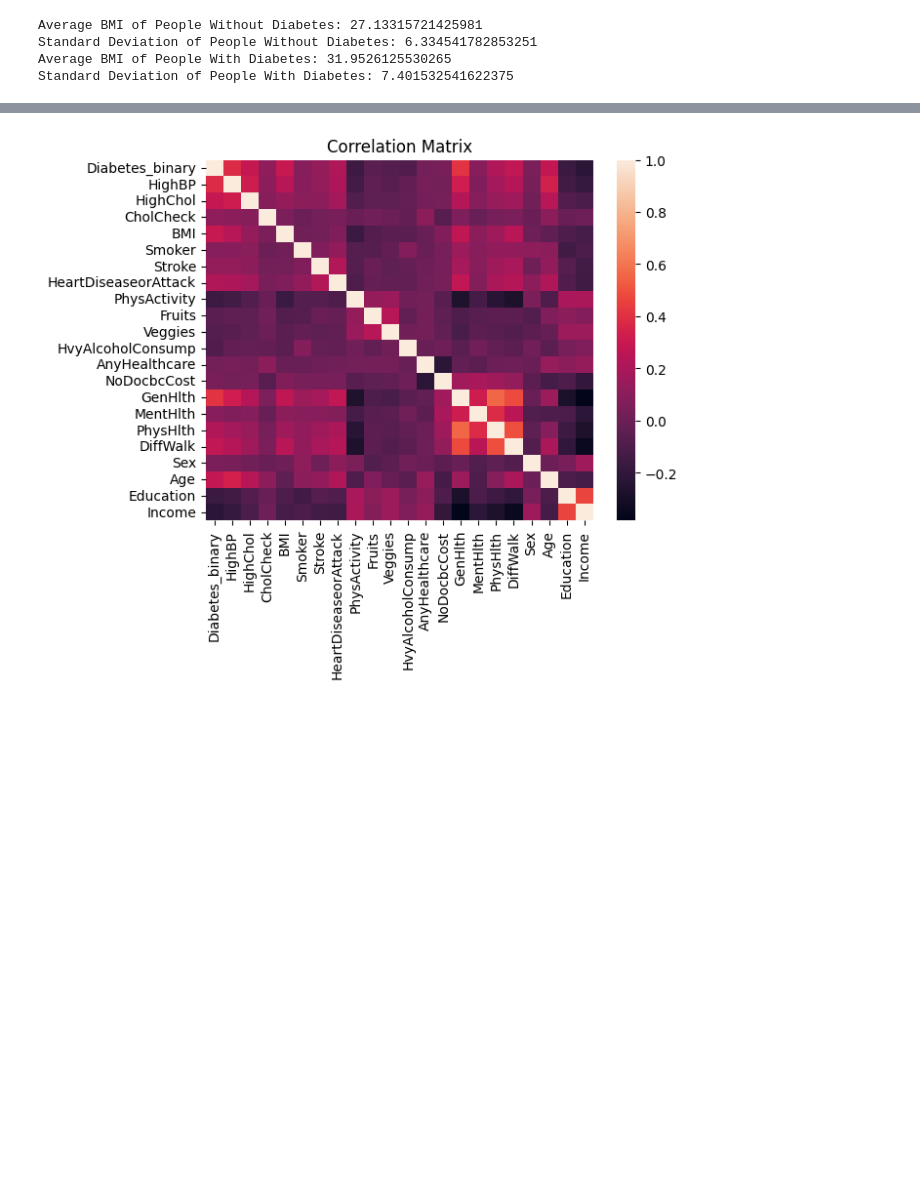
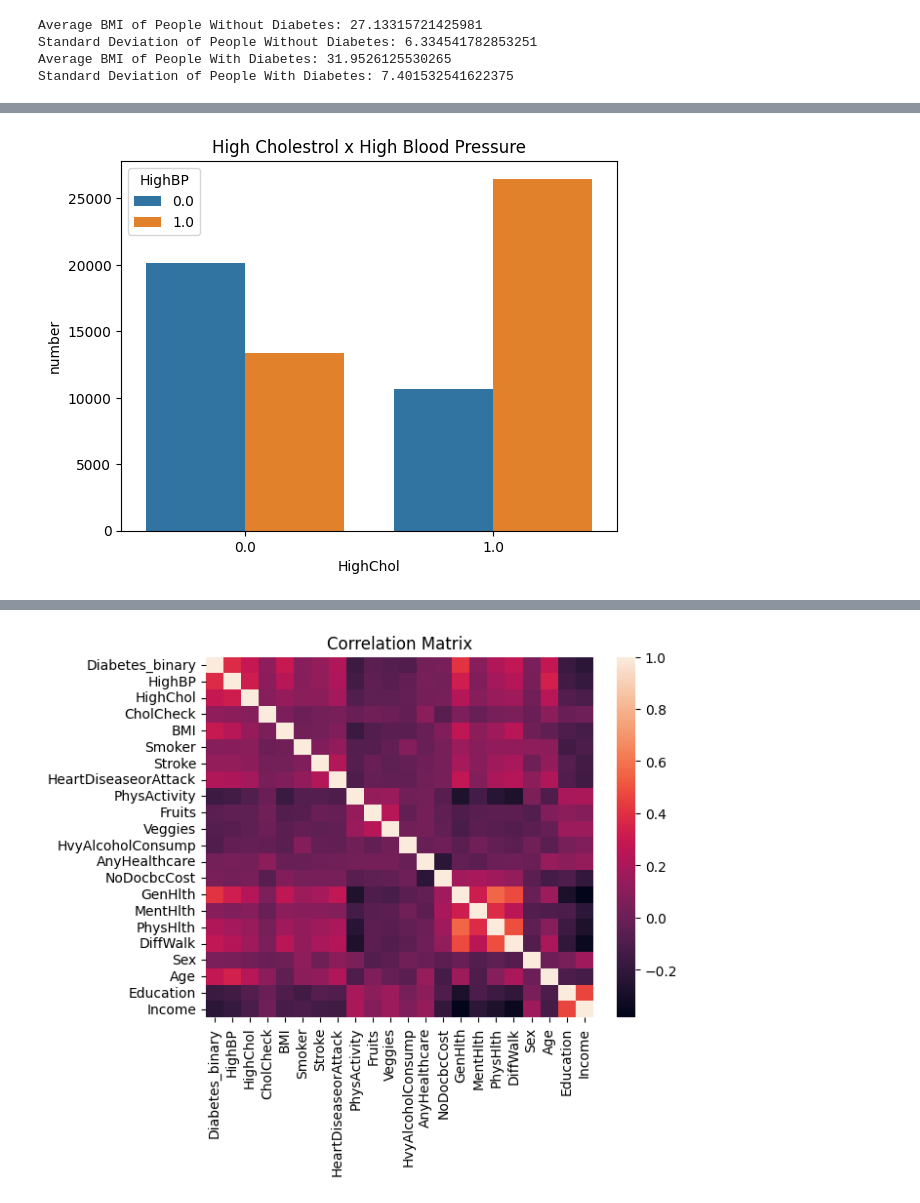
Before and after one commit to Gary-ChenJL/4440_proj, a Jupyter notebook: proj.ipynb, the cells around one changed output, grey strips where cells are left out. Cells and saved outputs as stored; diff of their text form; code cells hidden in the pictures; blank space fills up the shorter version.

```diff
--- a/proj.ipynb
+++ b/proj.ipynb
@@ -73,0 +88,7 @@ Portion of Women with Diabetes: 0.08247213029894067
+# %%
+gender = df.groupby(["HighChol", "HighBP"]).size().reset_index(name="number")
+sns.barplot(data=gender, x="HighChol", y="number", hue="HighBP")
+plt.title("High Cholestrol x High Blood Pressure")
+plt.show()
+# %% [output]
+[figure, added]
```
Also changed, not shown: parts of 6 cells of this notebook.
